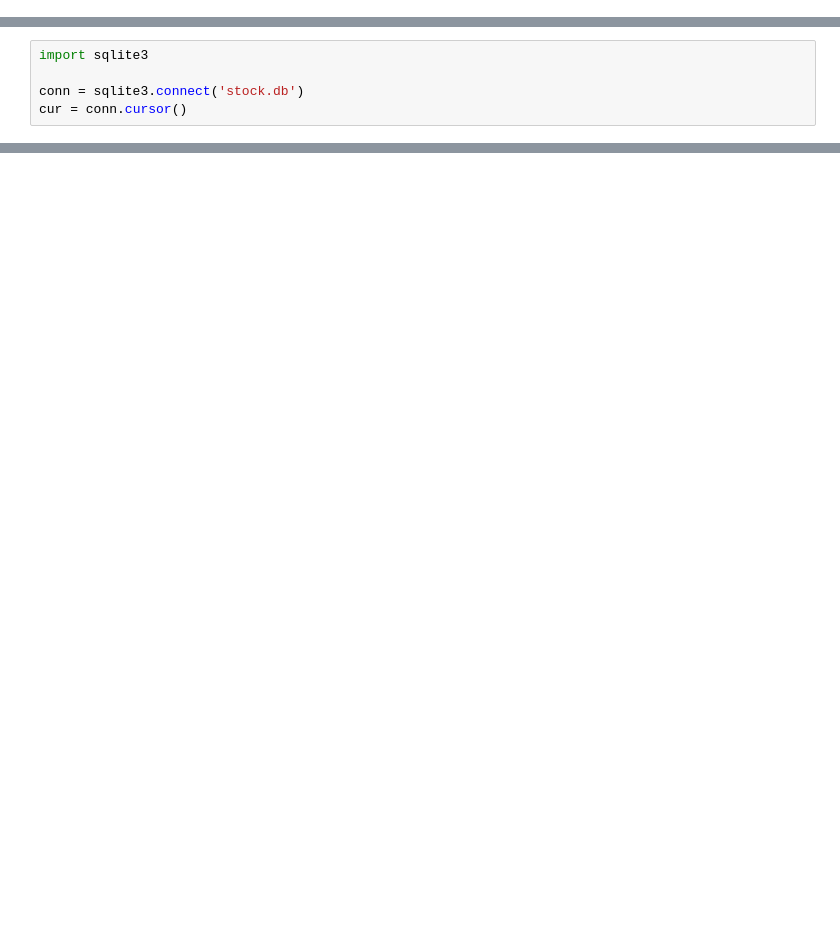
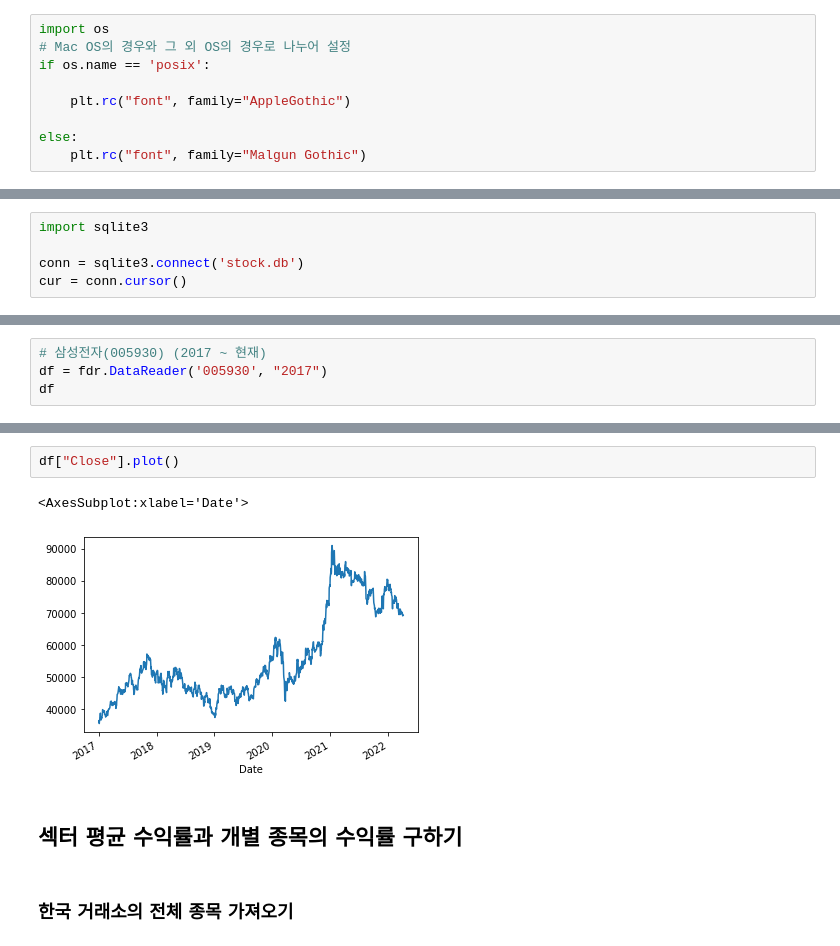
Before and after one commit to seokhee516/Stock-Market-Dashboard-Project, a Jupyter notebook: test.ipynb, the cells around one changed output, grey strips where cells are left out. Cells and saved outputs as stored; diff of their text form; blank space fills up the shorter version.

```diff
--- a/test.ipynb
+++ b/test.ipynb
@@ -22,0 +9,9 @@ df
+# %%
+import os
+# Mac OS의 경우와 그 외 OS의 경우로 나누어 설정
+if os.name == 'posix':
+
+    plt.rc("font", family="AppleGothic")
+
+else:
+    plt.rc("font", family="Malgun Gothic")
@@ -90,0 +59,4 @@ InterfaceError: Error binding parameter 6 - probably unsupported type.
+# %%
+# 삼성전자(005930) (2017 ~ 현재)
+df = fdr.DataReader('005930', "2017")
+df
@@ -90,0 +78,9 @@ InterfaceError: Error binding parameter 6 - probably unsupported type.
+# %%
+df["Close"].plot()
+# %% [output]
+<AxesSubplot:xlabel='Date'>
+[figure, added]
+# %% [markdown]
+## 섹터 평균 수익률과 개별 종목의 수익률 구하기
+# %% [markdown]
+### 한국 거래소의 전체 종목 가져오기
```
Also changed, not shown: parts of 27 cells of this notebook, 2 other files.
